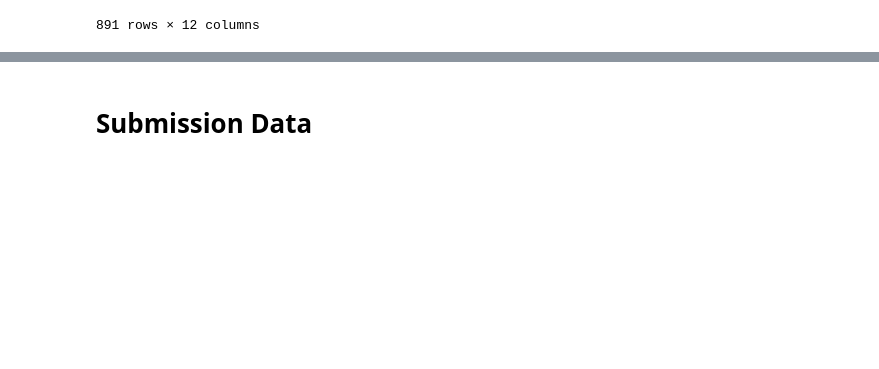
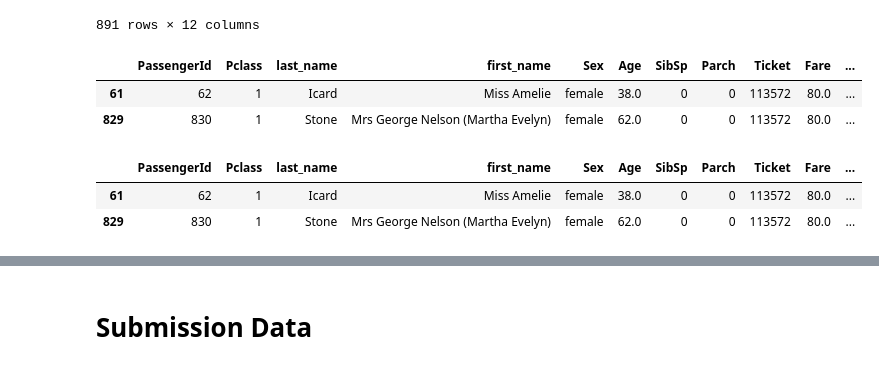
Before and after one commit to Mariomtz0713/Project-4, a Jupyter notebook: Titanic/titanic_ETD.ipynb, the cells around one changed output, grey strips where cells are left out. Cells and saved outputs as stored; diff of their text form; code cells hidden in the pictures; blank space fills up the shorter version.

```diff
--- a/Titanic/titanic_ETD.ipynb
+++ b/Titanic/titanic_ETD.ipynb
@@ -579,6 +596,24 @@ train_df_dropped
 | 889 | 890 | 1 | Behr | Mr Karl Howell | male | 26.0 | 0 | 0 | 111369 | 30.0000 | ... |
 | 890 | 891 | 3 | Dooley | Mr Patrick | male | 32.0 | 0 | 0 | 370376 | 7.7500 | ... |
 891 rows × 12 columns
+# %%
+# Finding the 2 nulls in the 'Embarked' column and filling them in
+embarked_nulls_df = train_df_dropped.loc[train_df_dropped['Embarked'].isna()]
+embarked_nulls_index = embarked_nulls_df.index
+embarked_nulls_ids = embarked_nulls_df['PassengerId'].values
+
+for x in range(len(embarked_nulls_ids)):
+    train_df_dropped.loc[embarked_nulls_index[x], ['Embarked']] = 'S'
+
+display(embarked_nulls_df)
+display(train_df_dropped.iloc[embarked_nulls_index])
+# %% [output]
+|  | PassengerId | Pclass | last_name | first_name | Sex | Age | SibSp | Parch | Ticket | Fare | ... |
+| 61 | 62 | 1 | Icard | Miss Amelie | female | 38.0 | 0 | 0 | 113572 | 80.0 | ... |
+| 829 | 830 | 1 | Stone | Mrs George Nelson (Martha Evelyn) | female | 62.0 | 0 | 0 | 113572 | 80.0 | ... |
+|  | PassengerId | Pclass | last_name | first_name | Sex | Age | SibSp | Parch | Ticket | Fare | ... |
+| 61 | 62 | 1 | Icard | Miss Amelie | female | 38.0 | 0 | 0 | 113572 | 80.0 | ... |
+| 829 | 830 | 1 | Stone | Mrs George Nelson (Martha Evelyn) | female | 62.0 | 0 | 0 | 113572 | 80.0 | ... |
 # %%
 # Need to check if dataset contains the 2 'NK' columns from full_table_df
 for x in range(len(nk_last_names)):
```
Also changed, not shown: parts of 21 cells of this notebook.
